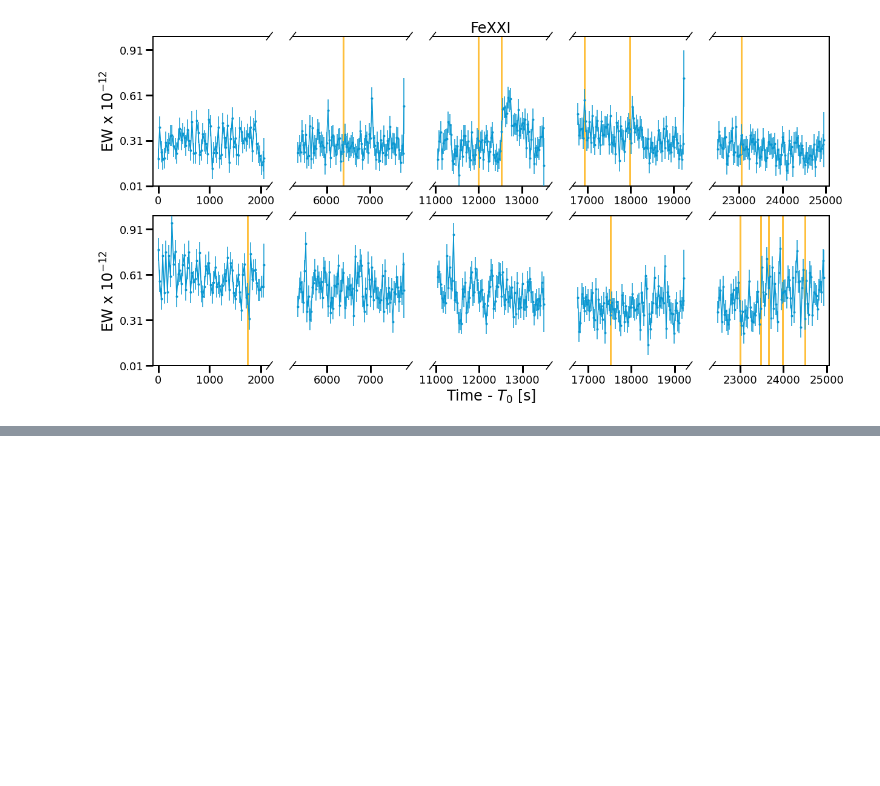
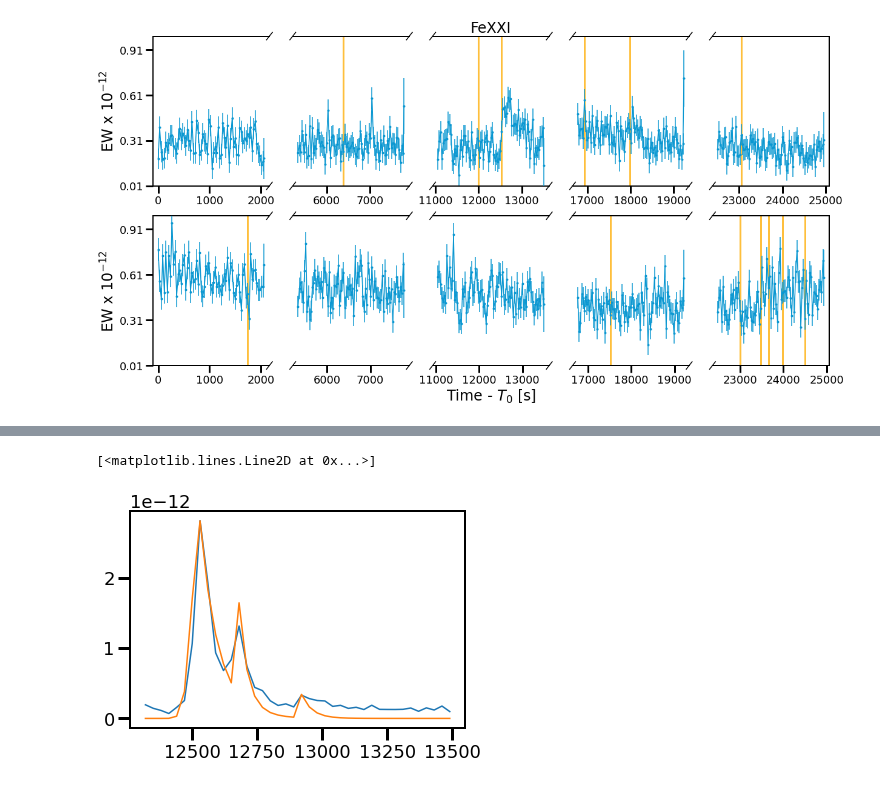
Before and after one commit to afeinstein20/cos_flares, a Jupyter notebook: notebooks/flare_analysis.ipynb, the cells around one changed output, grey strips where cells are left out. Saved outputs shown, nothing was run; the diff lists cells and outputs as text; code cells hidden in the pictures; blank space fills up the shorter version.

```diff
--- a/notebooks/flare_analysis.ipynb
+++ b/notebooks/flare_analysis.ipynb
@@ -340,3 +301,4 @@ from cos_flares import FlaresWithCOS
 # %%
 x, model = fwc.fit_flare('SiIII', f_tot[2]==True, nflares=3, amp=amp,
                           t0=t0, decay=decay, rise=rise)
+nflares = 3
@@ -344,0 +379,6 @@ x
+# %%
+plt.plot(time,flux)
+plt.plot(time, m)
+# %% [output]
+[<matplotlib.lines.Line2D at 0x...>]
+[figure, added]
```
Also changed, not shown: parts of 8 cells of this notebook, 1 other file.
